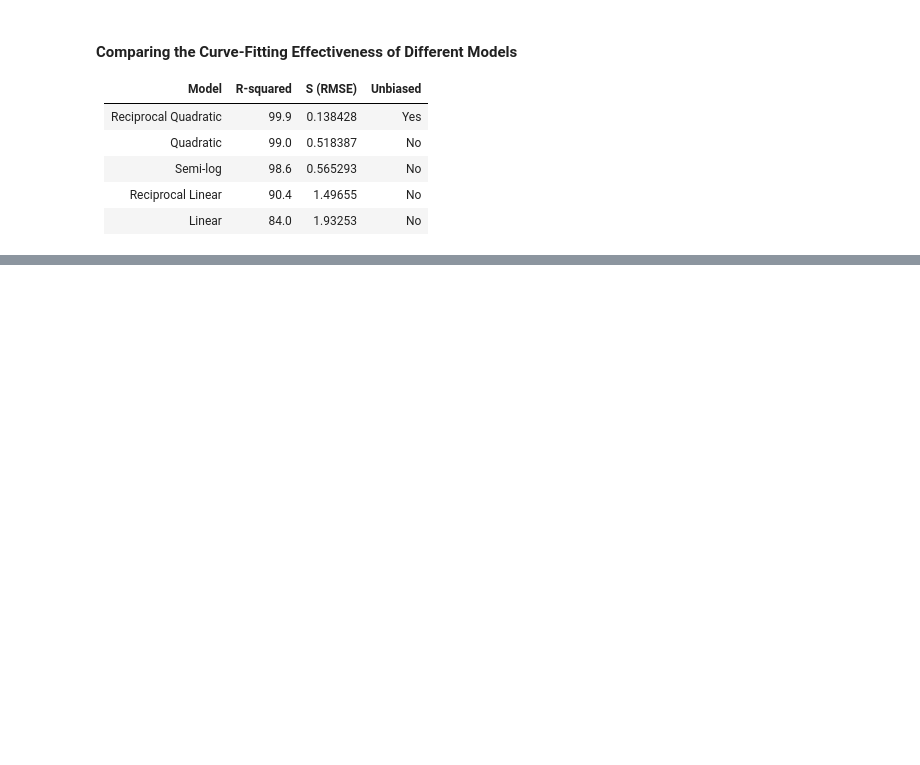
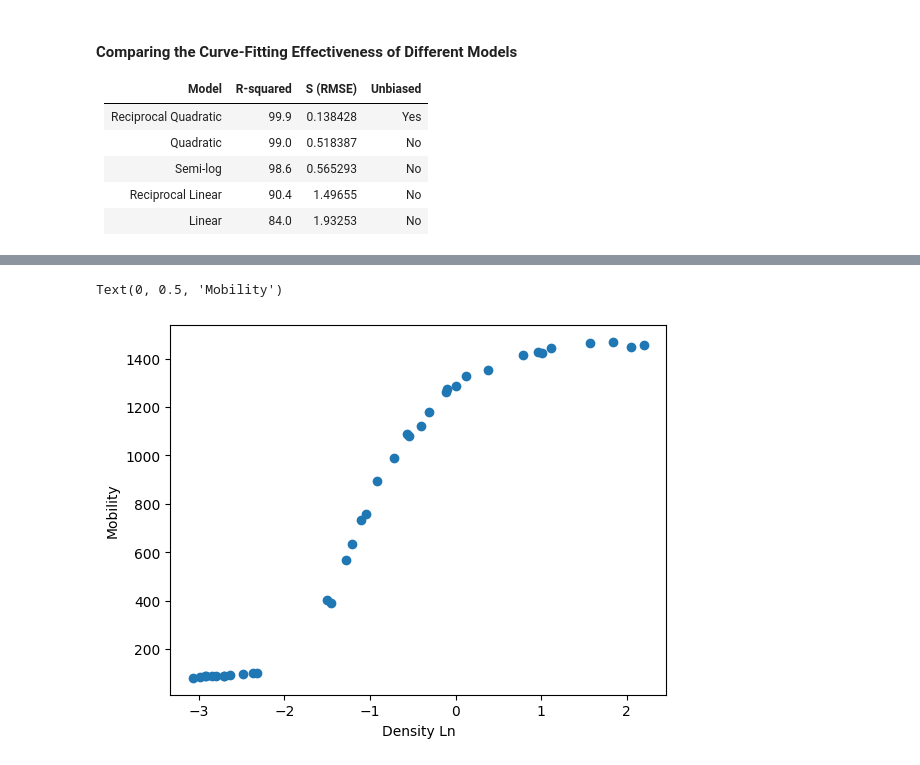
Before and after one commit to heenahussain2/Learning_ML, a Jupyter notebook: Stats_for_Data_Science/Ch-04_Regression_and_Prediction/4_Fitting_Curvature.ipynb, the cells around one changed output, grey strips where cells are left out. Saved outputs shown, nothing was run; the diff lists cells and outputs as text; code cells hidden in the pictures; blank space fills up the shorter version.

Commit message:
Another example of curve fitting and final review

```diff
--- a/Stats_for_Data_Science/Ch-04_Regression_and_Prediction/4_Fitting_Curvature.ipynb
+++ b/Stats_for_Data_Science/Ch-04_Regression_and_Prediction/4_Fitting_Curvature.ipynb
@@ -478,0 +485,4 @@ plt.plot(curve_fitting_df["Input"], m * np.log10(curve_fitting_df["Input"]) + c,
+# %%
+# load the data
+electron_mobility_df = pd.read_csv("../../datasets/RegressionAnalysisDatasets/ElectronMobility.csv")
+electron_mobility_df.head()
@@ -478,0 +496,9 @@ plt.plot(curve_fitting_df["Input"], m * np.log10(curve_fitting_df["Input"]) + c,
+# %%
+# scatter plot for visualizing the data
+plt.scatter(x=electron_mobility_df["Density Ln"],
+            y=electron_mobility_df["Mobility"])
+plt.xlabel("Density Ln")
+plt.ylabel("Mobility")
+# %% [output]
+Text(0, 0.5, 'Mobility')
+[figure, added]
```
Also changed, not shown: parts of 4 cells of this notebook.
